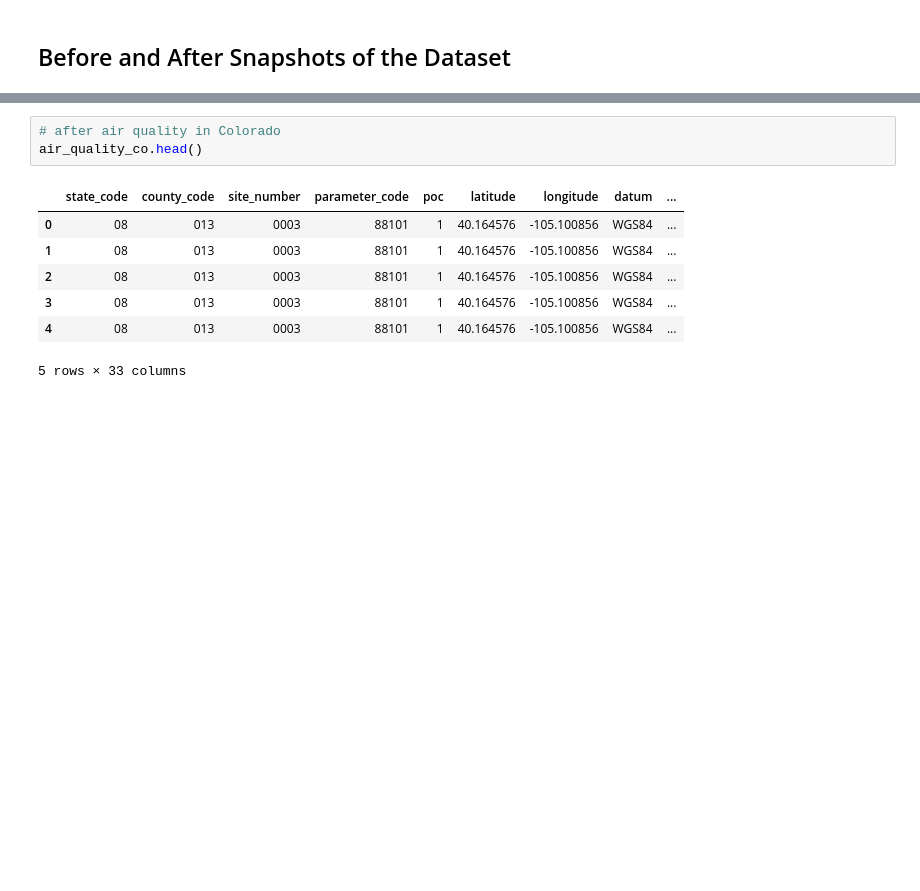
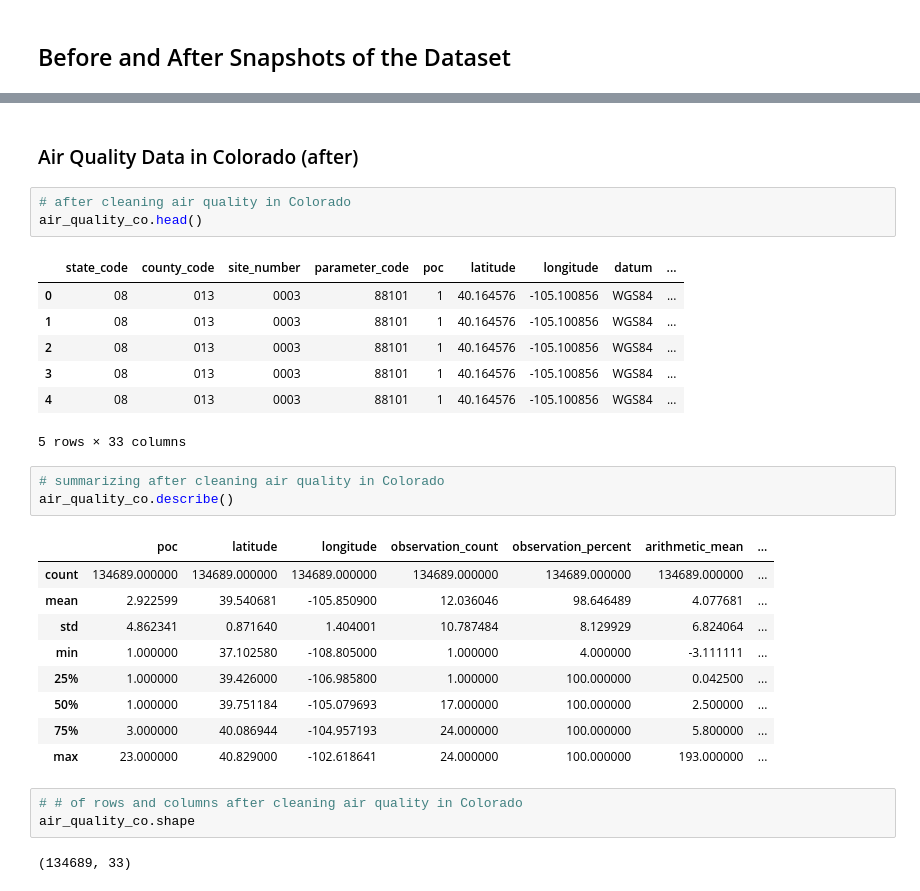
Before and after one commit to taso5789/Data-Mining-Spring-2025-Group-2, a Jupyter notebook: research_question_9.ipynb, the cells around one changed output, grey strips where cells are left out. Saved outputs shown, nothing was run; the diff lists cells and outputs as text; blank space fills up the shorter version.

```diff
--- a/research_question_9.ipynb
+++ b/research_question_9.ipynb
@@ -163,5 +247,7 @@ pd.DataFrame(before_air_quality_ut['Data']).head()
+# %% [markdown]
+### Air Quality Data in Colorado (after)
 # %%
-# after air quality in Colorado
+# after cleaning air quality in Colorado
 air_quality_co.head()
 # %% [output]
 |  | state_code | county_code | site_number | parameter_code | poc | latitude | longitude | datum | ... |
@@ -171,3 +257,21 @@ air_quality_co.head()
 | 3 | 08 | 013 | 0003 | 88101 | 1 | 40.164576 | -105.100856 | WGS84 | ... |
 | 4 | 08 | 013 | 0003 | 88101 | 1 | 40.164576 | -105.100856 | WGS84 | ... |
 5 rows × 33 columns
+# %%
+# summarizing after cleaning air quality in Colorado
+air_quality_co.describe()
+# %% [output]
+|  | poc | latitude | longitude | observation_count | observation_percent | arithmetic_mean | ... |
+| count | 134689.000000 | 134689.000000 | 134689.000000 | 134689.000000 | 134689.000000 | 134689.000000 | ... |
+| mean | 2.922599 | 39.540681 | -105.850900 | 12.036046 | 98.646489 | 4.077681 | ... |
+| std | 4.862341 | 0.871640 | 1.404001 | 10.787484 | 8.129929 | 6.824064 | ... |
+| min | 1.000000 | 37.102580 | -108.805000 | 1.000000 | 4.000000 | -3.111111 | ... |
+| 25% | 1.000000 | 39.426000 | -106.985800 | 1.000000 | 100.000000 | 0.042500 | ... |
+| 50% | 1.000000 | 39.751184 | -105.079693 | 17.000000 | 100.000000 | 2.500000 | ... |
+| 75% | 3.000000 | 40.086944 | -104.957193 | 24.000000 | 100.000000 | 5.800000 | ... |
+| max | 23.000000 | 40.829000 | -102.618641 | 24.000000 | 100.000000 | 193.000000 | ... |
+# %%
+# # of rows and columns after cleaning air quality in Colorado
+air_quality_co.shape
+# %% [output]
+(134689, 33)
```
Also changed, not shown: parts of 36 cells of this notebook, 1 other file.
